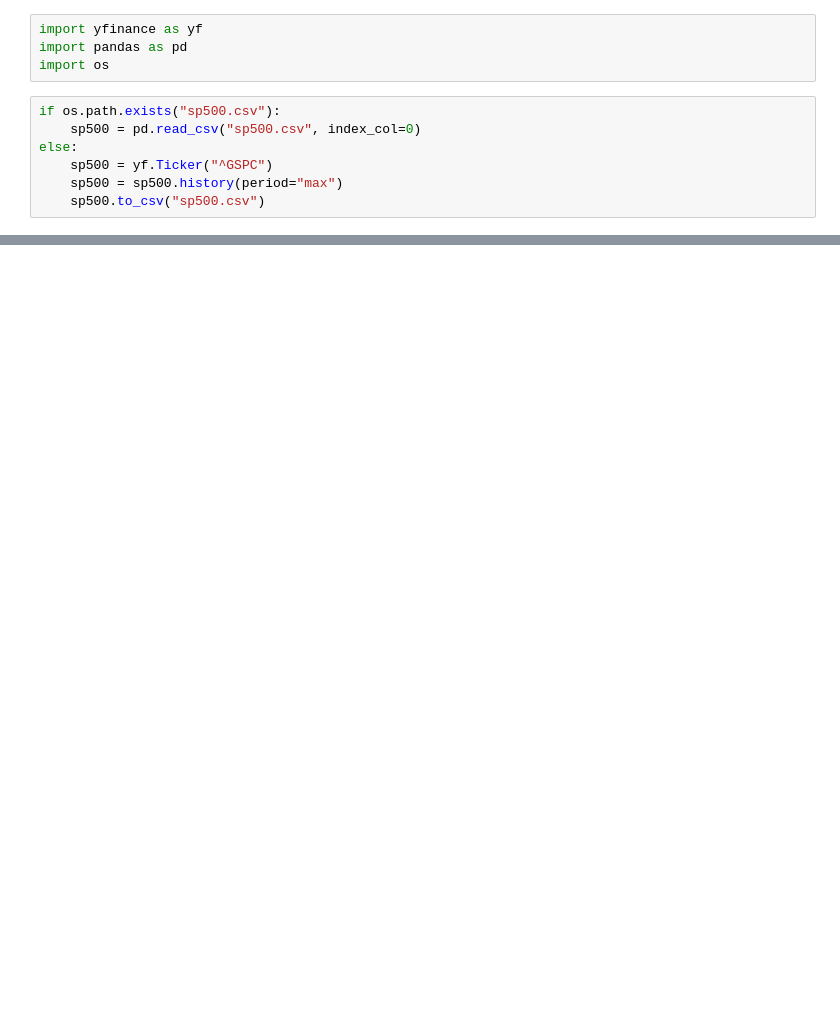
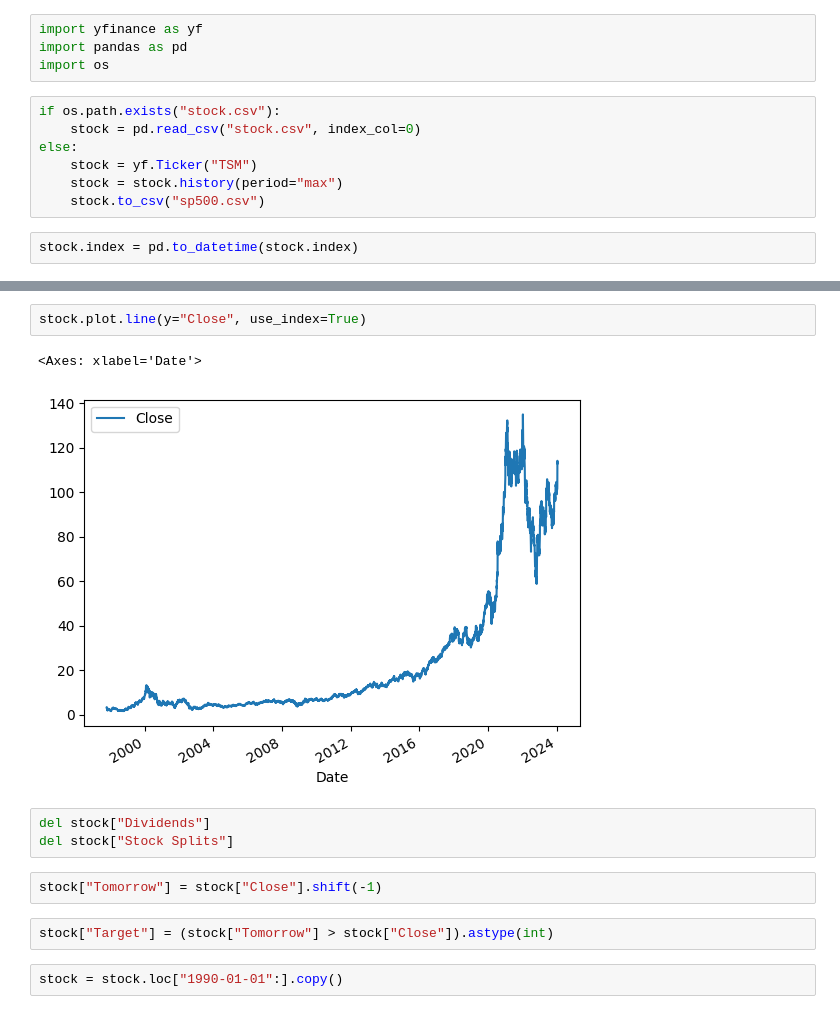
Before and after one commit to CARRIEE-WU/AIProject, a Jupyter notebook: AIproject.ipynb, the cells around one changed output, grey strips where cells are left out. Drawn from its saved outputs; the diff is of its cells as text; blank space fills up the shorter version.

```diff
--- a/AIproject.ipynb
+++ b/AIproject.ipynb
@@ -15,9 +15,11 @@ import yfinance as yf
 import pandas as pd
 import os
 # %%
-if os.path.exists("sp500.csv"):
-    sp500 = pd.read_csv("sp500.csv", index_col=0)
+if os.path.exists("stock.csv"):
+    stock = pd.read_csv("stock.csv", index_col=0)
 else:
-    sp500 = yf.Ticker("^GSPC")
-    sp500 = sp500.history(period="max")
-    sp500.to_csv("sp500.csv")
+    stock = yf.Ticker("TSM")
+    stock = stock.history(period="max")
+    stock.to_csv("sp500.csv")
+# %%
+stock.index = pd.to_datetime(stock.index)
@@ -23,0 +43,14 @@ else:
+# %%
+stock.plot.line(y="Close", use_index=True)
+# %% [output]
+<Axes: xlabel='Date'>
+[figure, added]
+# %%
+del stock["Dividends"]
+del stock["Stock Splits"]
+# %%
+stock["Tomorrow"] = stock["Close"].shift(-1)
+# %%
+stock["Target"] = (stock["Tomorrow"] > stock["Close"]).astype(int)
+# %%
+stock = stock.loc["1990-01-01":].copy()
```
Also changed, not shown: parts of 20 cells of this notebook.
